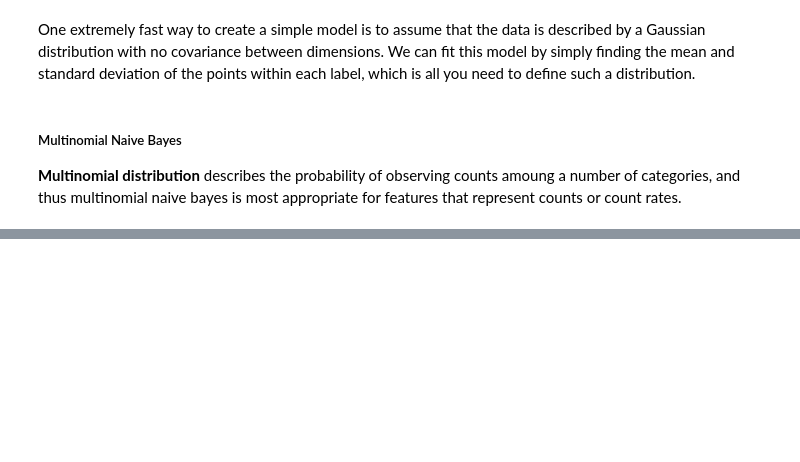
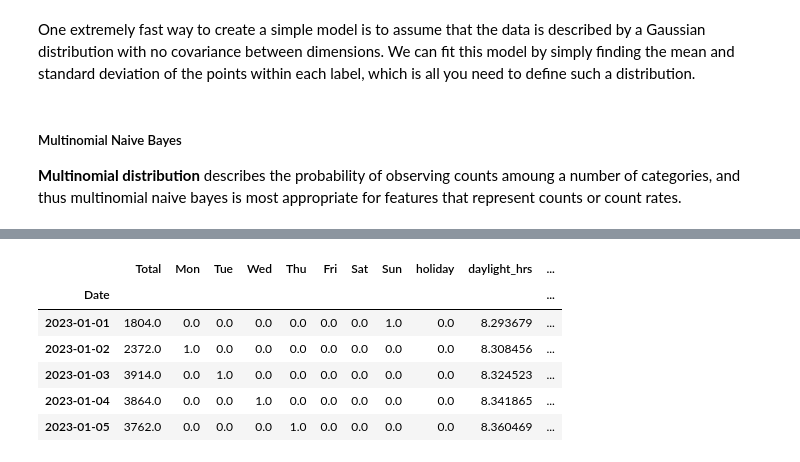
Before and after one commit to kpritch11/data-science-handbook, a Jupyter notebook: scikit-learn.ipynb, the cells around one changed output, grey strips where cells are left out. Cells and saved outputs as stored; diff of their text form; code cells hidden in the pictures; blank space fills up the shorter version.

```diff
--- a/scikit-learn.ipynb
+++ b/scikit-learn.ipynb
@@ -707,0 +857,28 @@ print(model.coef_)
+# %%
+# temperatures are in 1/10 deg C; convert to C
+weather['TMIN'] /= 10
+weather['TMAX'] /= 10
+weather['Temp (C)'] = 0.5 * (weather['TMIN'] + weather['TMAX'])
+
+# precip is in 1/10 mm; convert to inches
+weather['PRCP'] /= 254
+weather['dry day'] = (weather['PRCP'] == 0).astype(int)
+
+# join the dataframes
+daily = daily.join(weather[['PRCP', 'Temp (C)', 'dry day']])
+
+# add a counter column
+daily['annual'] = (daily.index - daily.index[0]).days / 365.
+
+# drop any rows with null values
+daily.dropna(axis=0, how='any', inplace=True)
+
+daily.head()
+# %% [output]
+|  | Total | Mon | Tue | Wed | Thu | Fri | Sat | Sun | holiday | daylight_hrs | ... |
+| Date |  |  |  |  |  |  |  |  |  |  | ... |
+| 2023-01-01 | 1804.0 | 0.0 | 0.0 | 0.0 | 0.0 | 0.0 | 0.0 | 1.0 | 0.0 | 8.293679 | ... |
+| 2023-01-02 | 2372.0 | 1.0 | 0.0 | 0.0 | 0.0 | 0.0 | 0.0 | 0.0 | 0.0 | 8.308456 | ... |
+| 2023-01-03 | 3914.0 | 0.0 | 1.0 | 0.0 | 0.0 | 0.0 | 0.0 | 0.0 | 0.0 | 8.324523 | ... |
+| 2023-01-04 | 3864.0 | 0.0 | 0.0 | 1.0 | 0.0 | 0.0 | 0.0 | 0.0 | 0.0 | 8.341865 | ... |
+| 2023-01-05 | 3762.0 | 0.0 | 0.0 | 0.0 | 1.0 | 0.0 | 0.0 | 0.0 | 0.0 | 8.360469 | ... |
```
Also changed, not shown: parts of 20 cells of this notebook, 5 other files.
